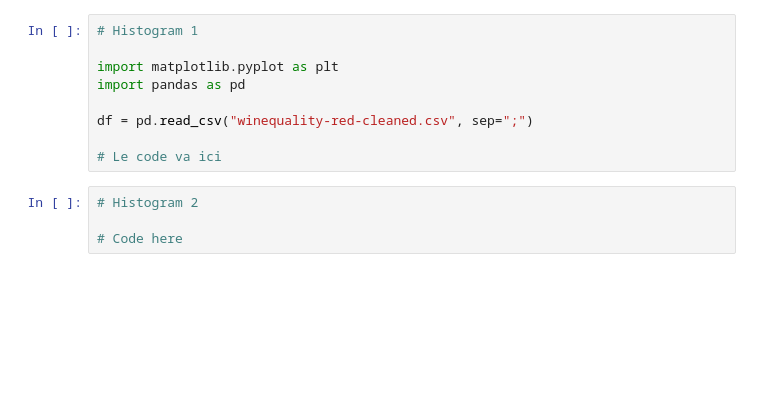
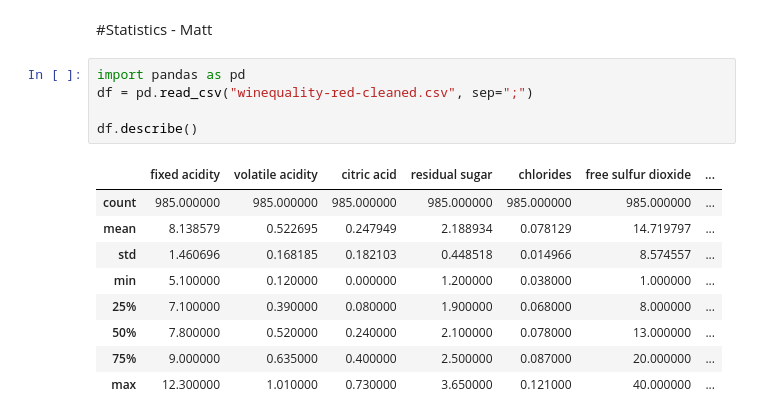
Before and after one commit to mgharris97/ml-classification-study, a Jupyter notebook: notebooks/visualizations.ipynb, the cells around one changed output. Drawn from its saved outputs; the diff is of its cells as text; blank space fills up the shorter version.

```diff
--- a/notebooks/visualizations.ipynb
+++ b/notebooks/visualizations.ipynb
@@ -49,13 +137,17 @@ plt.show()
+# %% [markdown]
+#Statistics - Matt
 # %%
-# Histogram 1
-
-import matplotlib.pyplot as plt
 import pandas as pd
-
 df = pd.read_csv("winequality-red-cleaned.csv", sep=";")
 
-# Le code va ici
+df.describe()
+# %% [output]
+|  | fixed acidity | volatile acidity | citric acid | residual sugar | chlorides | free sulfur dioxide | ... |
+| count | 985.000000 | 985.000000 | 985.000000 | 985.000000 | 985.000000 | 985.000000 | ... |
+| mean | 8.138579 | 0.522695 | 0.247949 | 2.188934 | 0.078129 | 14.719797 | ... |
+| std | 1.460696 | 0.168185 | 0.182103 | 0.448518 | 0.014966 | 8.574557 | ... |
+| min | 5.100000 | 0.120000 | 0.000000 | 1.200000 | 0.038000 | 1.000000 | ... |
+| 25% | 7.100000 | 0.390000 | 0.080000 | 1.900000 | 0.068000 | 8.000000 | ... |
+| 50% | 7.800000 | 0.520000 | 0.240000 | 2.100000 | 0.078000 | 13.000000 | ... |
+| 75% | 9.000000 | 0.635000 | 0.400000 | 2.500000 | 0.087000 | 20.000000 | ... |
+| max | 12.300000 | 1.010000 | 0.730000 | 3.650000 | 0.121000 | 40.000000 | ... |
-# %%
-# Histogram 2
-
-# Code here
```
Also changed, not shown: parts of 17 cells of this notebook, 2 other files.
